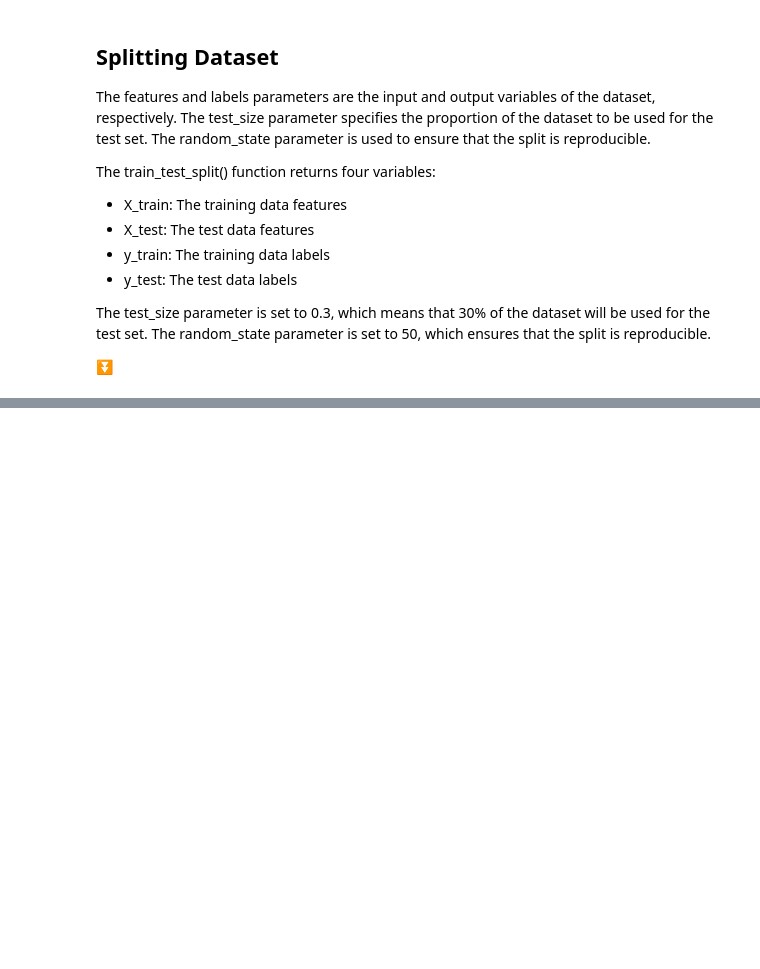
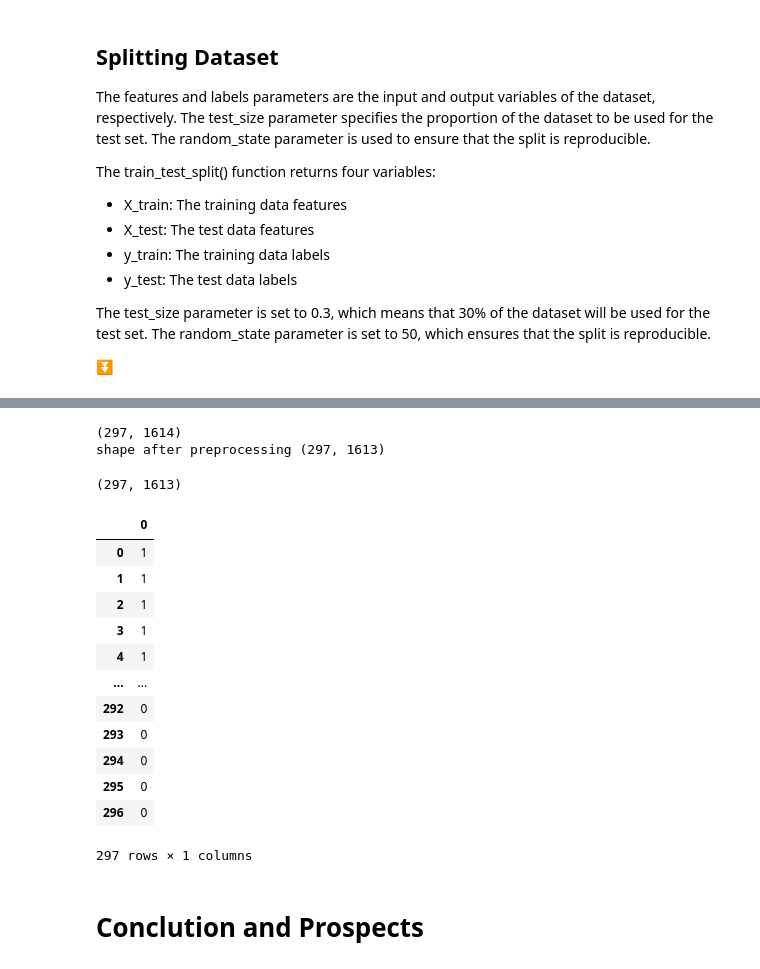
Before and after one commit to aysanraza/antibiotic-finder, a Jupyter notebook: antibiotic_finder.ipynb, the cells around one changed output, grey strips where cells are left out. Drawn from its saved outputs; the diff is of its cells as text; code cells hidden in the pictures; blank space fills up the shorter version.

Commit message:
Training, Evaluations, Screening of Infectious FDA Approves, Conclusion and Prospects.

```diff
--- a/antibiotic_finder.ipynb
+++ b/antibiotic_finder.ipynb
@@ -47,7 +45,7 @@ shape after preprocessing (25, 1613)
 # %%
 # negative class: random
 
-negative = pd.read_csv("/content/drive/MyDrive/Colab Notebooks/data/des_2.csv") #random chemical compounds
+negative = pd.read_csv("/data/des_2.csv") #random chemical compounds
 print("shape before proprocessing",negative.shape)
 negative = negative.iloc[:,1:]
 print("shape after preprocessing", negative.shape)
@@ -127,0 +134,7 @@ X_train, X_test, y_train, y_test = train_test_split(features, labels, test_size=
+# %%
+from sklearn.ensemble import HistGradientBoostingClassifier
+scaler = StandardScaler()
+hgbc = HistGradientBoostingClassifier()
+pipe_hgbc = Pipeline(steps=[("scaler", scaler), ("hgbc", hgbc)])
+pipe_hgbc.fit(X_train, y_train)
+print ("Accuracy Score of HistGradientBoostingClassifier", pipe_hgbc.score(X_test, y_test))
@@ -127,0 +180,34 @@ X_train, X_test, y_train, y_test = train_test_split(features, labels, test_size=
+# %%
+# screening
+screening_data = pd.read_csv("/data/des_3.csv") # infectious fda apprroved almost 300 compounds
+print(screening_data.shape)
+screening_data = screening_data.iloc[:,1:]
+print("shape after preprocessing", screening_data.shape)
+# %% [output]
+(297, 1614)
+shape after preprocessing (297, 1613)
+# %%
+screening_data.fillna(method ='pad', inplace=True)
+screening_data.shape
+# %% [output]
+(297, 1613)
+# %%
+predictions = pipe_hgbc.predict(screening_data)
+predictions = pd.DataFrame(predictions)
+predictions
+# %% [output]
+|  | 0 |
+| 0 | 1 |
+| 1 | 1 |
+| 2 | 1 |
+| 3 | 1 |
+| 4 | 1 |
+| ... | ... |
+| 292 | 0 |
+| 293 | 0 |
+| 294 | 0 |
+| 295 | 0 |
+| 296 | 0 |
+297 rows × 1 columns
+# %% [markdown]
+# Conclution and Prospects
```
Also changed, not shown: parts of 9 cells of this notebook.
